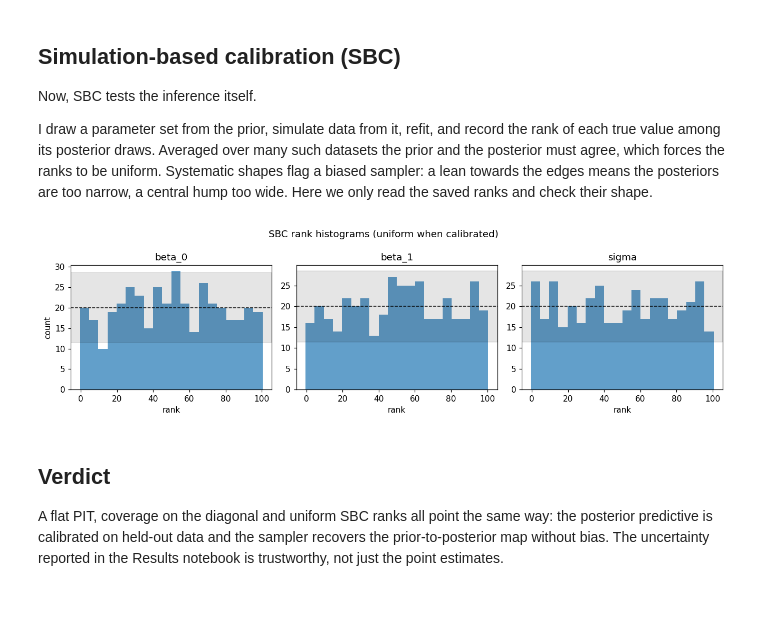
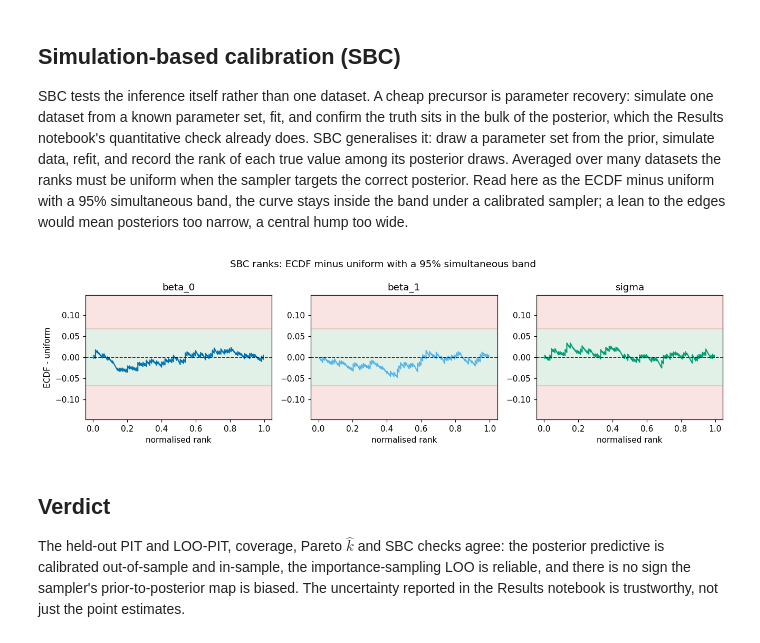
Before and after one commit to argmax-w/toy-nuts-bayes, a Jupyter notebook: notebooks/03_calibration.ipynb, the cells around one changed output. Cells and saved outputs as stored; diff of their text form; code cells hidden in the pictures; blank space fills up the shorter version.

```diff
--- a/notebooks/03_calibration.ipynb
+++ b/notebooks/03_calibration.ipynb
@@ -110,0 +212,17 @@ plt.show()
+# %%
+elpd = loo_elpd(y, X, post)
+crps = crps_mixture(y_test, X_test, post)
+print(f"elpd_loo {float(elpd['elpd']):.1f} +/- {float(elpd['se']):.1f}, "
+      f"p_loo {float(elpd['p_loo']):.2f} (parameters: 3)")
+print(f"mean CRPS on the held-out set {crps.mean():.3f}")
+
+fig, ax = plt.subplots(figsize=(7, 3.4))
+ax.scatter(np.arange(y.size), elpd["k_hat"], s=16, color=P.POSTERIOR_DEEP, zorder=3)
+ax.set_ylim(min(-0.05, float(np.nanmin(elpd["k_hat"]))), 0.85)
+# Green below the 0.7 reliability line (good), red above (unreliable weights).
+P.traffic_threshold(ax, 0.7, good_below=True)
+ax.axhline(0.7, color="k", ls="--", lw=1, label="k = 0.7 (reliability threshold)")
+ax.set(title="PSIS Pareto k per observation", xlabel="observation", ylabel="k_hat")
+ax.legend(fontsize=8)
+fig.tight_layout()
+plt.show()
@@ -111,36 +233,39 @@ plt.show()
 # %% [markdown]
 ## Simulation-based calibration (SBC)
 
-Now, SBC tests the inference itself.
-
-I draw a parameter set from the prior, simulate data from it,
-refit, and record the rank of each true value among its posterior draws.
-Averaged over many such datasets the prior and the posterior must agree, which
-forces the ranks to be uniform. Systematic shapes flag a biased sampler: a
-lean towards the edges means the posteriors are too narrow, a central hump too
-wide. Here we only read the saved ranks and check their shape.
+SBC tests the inference itself rather than one dataset. A cheap precursor is
+parameter recovery: simulate one dataset from a known parameter set, fit, and
+confirm the truth sits in the bulk of the posterior, which the Results notebook's
+quantitative check already does. SBC generalises it: draw a parameter set from
+the prior, simulate data, refit, and record the rank of each true value among its
+posterior draws. Averaged over many datasets the ranks must be uniform when the
+sampler targets the correct posterior. Read here as the ECDF minus uniform with a
+95% simultaneous band, the curve stays inside the band under a calibrated
+sampler; a lean to the edges would mean posteriors too narrow, a central hump too
+wide.
 # %%
 names = ["beta_0", "beta_1", "sigma"]
-nbins = 20
-expected = n_sims / nbins
-band = 1.96 * np.sqrt(n_sims * (1 / nbins) * (1 - 1 / nbins))
+band = ecdf_simultaneous_band(n_sims, prob=0.95, rng=np.random.default_rng(9))
 
 fig, axes = plt.subplots(1, 3, figsize=(12, 3.4))
 for k, ax in enumerate(axes):
-    ax.hist(ranks[:, k], bins=nbins, range=(-0.5, L + 0.5), color="C0", alpha=0.7)
-    ax.axhspan(expected - band, expected + band, color="k", alpha=0.1)
-    ax.axhline(expected, color="k", ls="--", lw=1)
-    ax.set(title=names[k], xlabel="rank")
-axes[0].set_ylabel("count")
-fig.suptitle("SBC rank histograms (uniform when calibrated)")
+    u = (ranks[:, k] + 0.5) / (L + 1)            # map ranks in 0..L to (0, 1)
+    xe, fe = empirical_cdf(u)
+    ax.plot(xe, fe - xe, color=P.param_colour(k), lw=1.4)
+    P.traffic_band(ax, -band, band, ylim=(-band * 2.2, band * 2.2))
+    ax.axhline(0.0, color="k", ls="--", lw=1)
+    ax.set(title=names[k], xlabel="normalised rank")
+axes[0].set_ylabel("ECDF - uniform")
+fig.suptitle("SBC ranks: ECDF minus uniform with a 95% simultaneous band")
 fig.tight_layout()
 plt.show()
 # %% [output]
-[figure, old version]
+[figure, new version]
 # %% [markdown]
 ## Verdict
 
-A flat PIT, coverage on the diagonal and uniform SBC ranks all point the same
-way: the posterior predictive is calibrated on held-out data and the sampler
-recovers the prior-to-posterior map without bias. The uncertainty reported in
-the Results notebook is trustworthy, not just the point estimates.
+The held-out PIT and LOO-PIT, coverage, Pareto $\hat k$ and SBC checks agree:
+the posterior predictive is calibrated out-of-sample and in-sample, the
+importance-sampling LOO is reliable, and there is no sign the sampler's
+prior-to-posterior map is biased. The uncertainty reported in the Results notebook is
+trustworthy, not just the point estimates.
```
Also changed, not shown: parts of 14 cells of this notebook, 20 other files.
